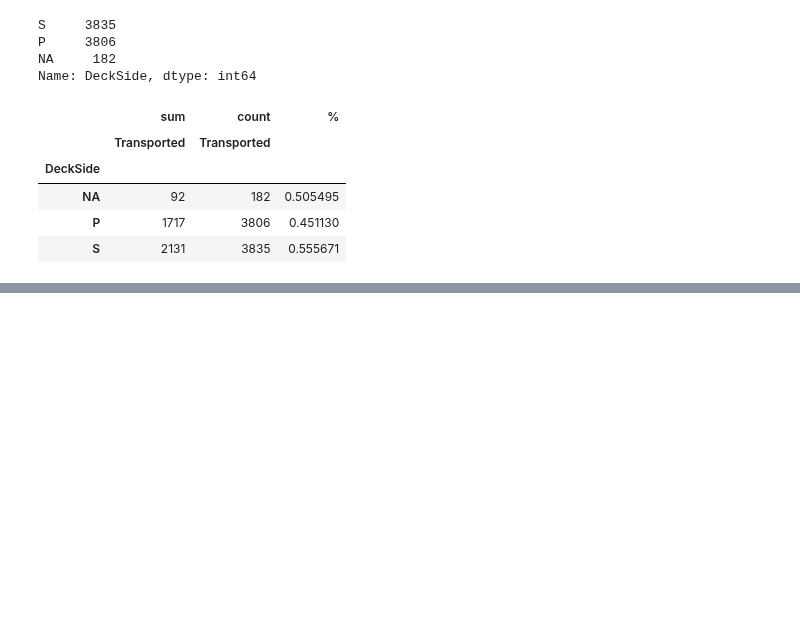
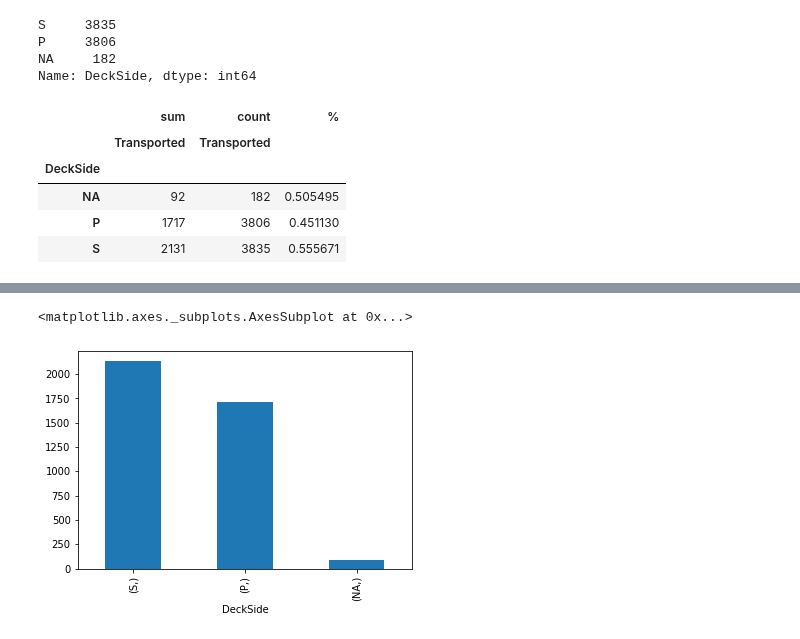
Before and after one commit to PashaIanko/Kaggle.Spaceship-Titanic, a Jupyter notebook: 1_data_exploration.ipynb, the cells around one changed output, grey strips where cells are left out. Saved outputs shown, nothing was run; the diff lists cells and outputs as text; code cells hidden in the pictures; blank space fills up the shorter version.

```diff
--- a/1_data_exploration.ipynb
+++ b/1_data_exploration.ipynb
@@ -772,0 +787,8 @@ prepare_pivot_table(
+# %%
+df_exploration.loc[
+    df_exploration['Transported'] == True,
+    ['DeckSide']
+].value_counts().plot(kind='bar')
+# %% [output]
+<matplotlib.axes._subplots.AxesSubplot at 0x...>
+[figure, added]
```
Also changed, not shown: parts of 3 cells of this notebook.
